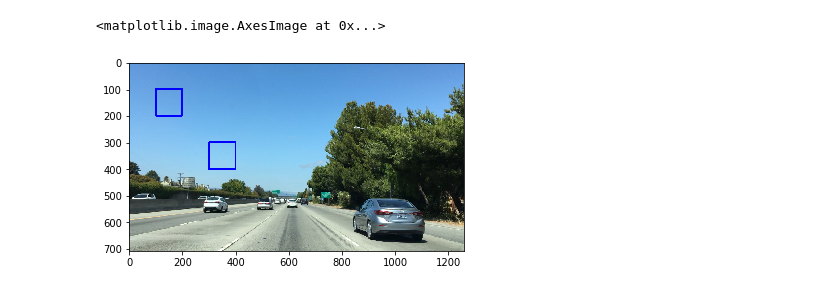
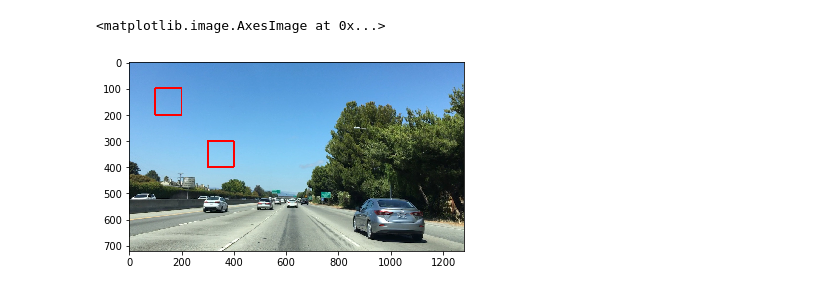
Before and after one commit to svec/CarND-Vehicle-Detection, a Jupyter notebook: Lessons.ipynb, the cells around one changed output. Drawn from its saved outputs; the diff is of its cells as text; code cells hidden in the pictures.

```diff
--- a/Lessons.ipynb
+++ b/Lessons.ipynb
@@ -2,33 +2,49 @@
 # importing some useful packages
 import matplotlib.pyplot as plt
 import matplotlib.image as mpimg
 import numpy as np
 import cv2
 import statistics
 import os
 %matplotlib inline
 #%matplotlib notebook"
 
-image = mpimg.imread('bbox-example-image.jpg')
+def imshow_full_size(img, title=False, *args, **kwargs):
+    dpi = 100
+    margin = 0.05 # (5% of the width/height of the figure...)
+    ypixels, xpixels = img.shape[0], img.shape[1]
+
+    # Make a figure big enough to accomodate an axis of xpixels by ypixels
+    # as well as the ticklabels, etc...
+    figsize = (1 + margin) * xpixels / dpi, (1 + margin) * ypixels / dpi
+    fig = plt.figure(figsize=figsize, dpi=dpi)
+    # Make the axis the right size...
+    ax = fig.add_axes([margin, margin, 1 - 2*margin, 1 - 2*margin])
+    ax.imshow(img, interpolation='none', *args, **kwargs)
+    if title:
+        plt.title(title)
+    plt.show()
+
+image = mpimg.imread('lesson_stuff/bbox-example-image.jpg')
 
 # Define a function that takes an image, a list of bounding boxes,
 # and optional color tuple and line thickness as inputs
 # then draws boxes in that color on the output
 
-def draw_boxes(img, bboxes, color=(0, 0, 255), thick=6):
+def draw_boxes(img, bboxes, color=(255, 0, 0), thick=6):
     # make a copy of the image
     draw_img = np.copy(img)
 
     for box in bboxes:
         cv2.rectangle(draw_img, box[0], box[1], color, thick)
 
     return draw_img
 
 # Add bounding boxes in this format, these are just example coordinates.
 bboxes = [((100, 100), (200, 200)), ((300, 300), (400, 400))]
 
 result = draw_boxes(image, bboxes)
 plt.imshow(result)
 # %% [output]
 <matplotlib.image.AxesImage at 0x...>
-[figure, old version]
+[figure, new version]
```
Also changed, not shown: parts of 1 cell of this notebook, 8 other files.
